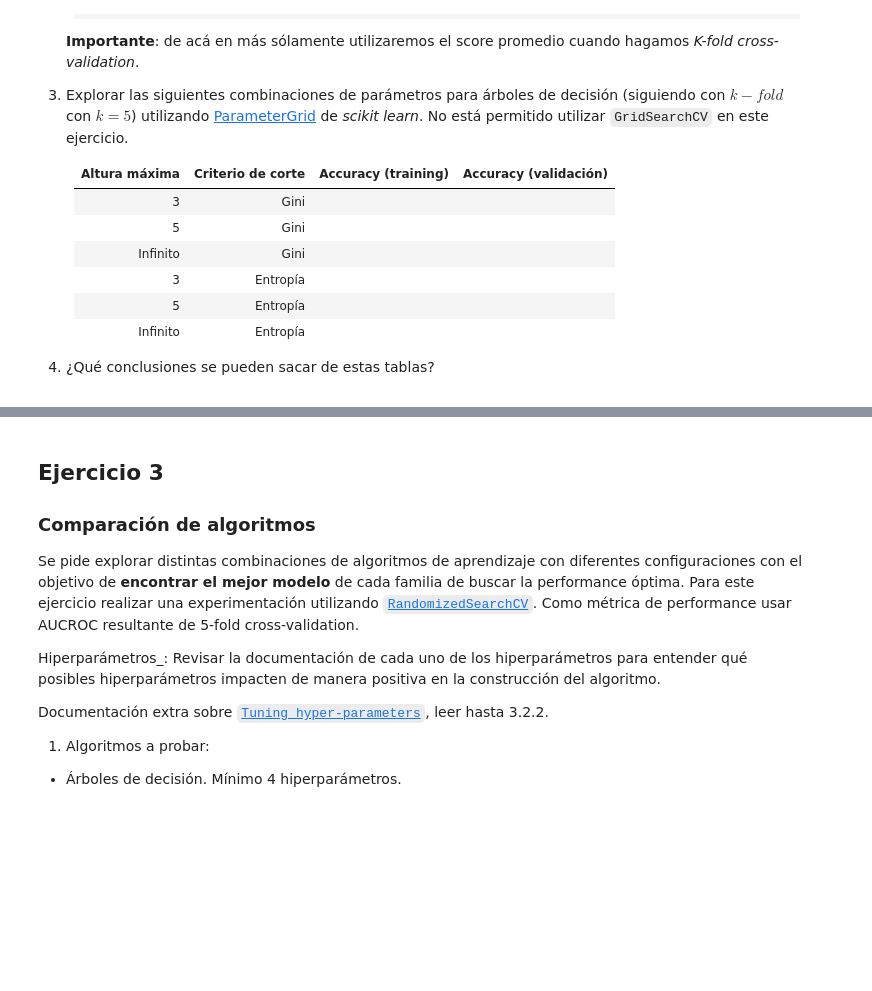
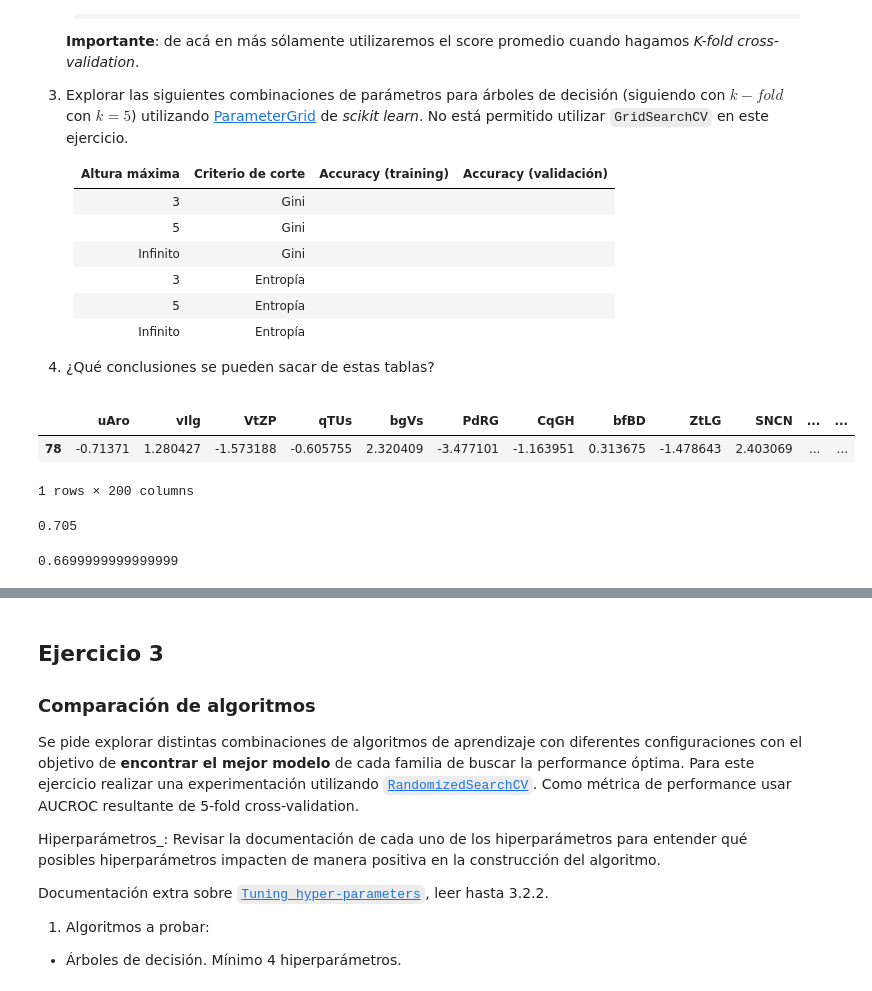
Before and after one commit to Magali8310/Facultad, a Jupyter notebook: Aprendizaje Automático/Trabajo Práctico 1/tp01-enunciado.ipynb, the cells around one changed output, grey strips where cells are left out. Cells and saved outputs as stored; diff of their text form; code cells hidden in the pictures; blank space fills up the shorter version.

```diff
--- a/Aprendizaje Automático/Trabajo Práctico 1/tp01-enunciado.ipynb
+++ b/Aprendizaje Automático/Trabajo Práctico 1/tp01-enunciado.ipynb
@@ -95,15 +130,17 @@ def separar_desarrollo_evaluacion(datos, test_size=0.2):
     datos = datos.sample(frac=1)
     class_mask_1 = datos["target"]==1
     percentage_positive = len(datos[class_mask_1])/len(datos)
-    test_positive_size = round(len(datos)*test_size*percentage_positive)
+    test_positive_size = int(round(len(datos)*test_size*percentage_positive))
 
     df_test_pos = datos[class_mask_1][:test_positive_size]
-    df_test_neg = datos[class_mask_0][:((len(datos)*test_size) - test_positive_size)]
-    df_test = pd.concat(df_test_pos, df_test_neg, axis=1)
+    df_test_neg = datos[class_mask_0][:(int(len(datos)*test_size) - test_positive_size)]
+    df_test = pd.concat((df_test_pos, df_test_neg))
 
 
     df_train_pos = datos[class_mask_1][test_positive_size:]
-    df_train_neg = datos[class_mask_0][((len(datos)*test_size) - test_positive_size):]
-    df_train = pd.concat(df_train_pos, df_train_neg, axis=1)
+    df_train_neg = datos[class_mask_0][(int(len(datos)*test_size) - test_positive_size):]
+    df_train = pd.concat((df_train_pos, df_train_neg))
 
     return df_test, df_train
+
+test, train = separar_desarrollo_evaluacion(df)
@@ -272,3 +290,6 @@ Para este punto, la tarea consiste en construir y evaluar modelos de tipo **árb
    </tbody></table>
 
 1. ¿Qué conclusiones se pueden sacar de estas tablas?
+# %%
+y_train = train.target
+X_train = train.drop("target", axis=1)
@@ -274,0 +302,26 @@ Para este punto, la tarea consiste en construir y evaluar modelos de tipo **árb
+# %%
+X_train[X_train.index == 78]
+# %% [output]
+|  | uAro | vIlg | VtZP | qTUs | bgVs | PdRG | CqGH | bfBD | ZtLG | SNCN | ... | ... |
+| 78 | -0.71371 | 1.280427 | -1.573188 | -0.605755 | 2.320409 | -3.477101 | -1.163951 | 0.313675 | -1.478643 | 2.403069 | ... | ... |
+1 rows × 200 columns
+# %%
+from sklearn.model_selection import KFold
+from sklearn.model_selection import cross_validate
+kfold = KFold(n_splits=5, shuffle=True, random_state=0)
+results = cross_validate(arbol, X_train, y_train, cv=kfold, scoring=['accuracy', 'roc_auc', 'average_precision'],return_train_score=True, return_estimator=True, return_indices=True)
+y_pred = np.zeros(400)
+indexes = results['indices']['test'][0]
+for i in range(5):
+    estimator = results['estimator'][0]
+    fold_predict = results['indices']['test'][0]
+    for element in fold_predict:
+       y_pred[element] = estimator.predict(X_train[element:element+1])
+
+np.sum(y_train == y_pred)/400
+# %% [output]
+0.705
+# %%
+results['test_accuracy'].mean()
+# %% [output]
+0.6699999999999999
```
Also changed, not shown: parts of 10 cells of this notebook.
